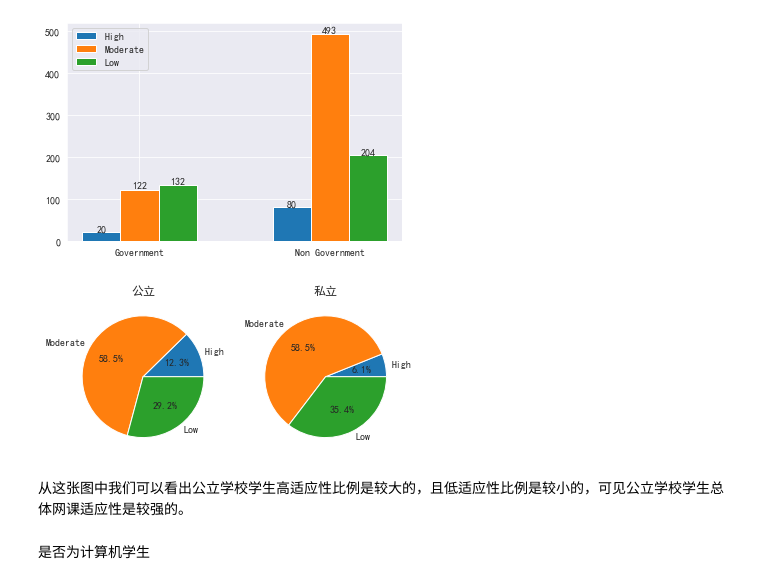
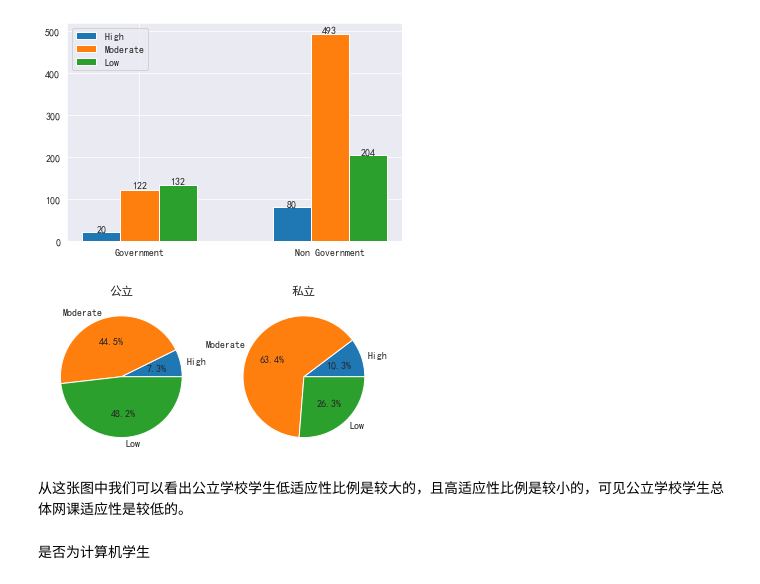
Before and after one commit to TakanashiXny/Introduction-of-DaSE, a Jupyter notebook: final/final_task.ipynb, the cells around one changed output. Saved outputs shown, nothing was run; the diff lists cells and outputs as text; code cells hidden in the pictures.

```diff
--- a/final/final_task.ipynb
+++ b/final/final_task.ipynb
@@ -827,20 +828,20 @@ plt.show()
 # %%
 plt.subplot(121)
 gov = [Government_Adapt['Government']['High'], Government_Adapt['Government']['Moderate'], Government_Adapt['Government']['Low']]
-plt.pie(boy, labels=Order, autopct='%1.1f%%')
+plt.pie(gov, labels=Order, autopct='%1.1f%%')
 plt.title("公立")
 
 
 plt.subplot(122)
 ngov = [Government_Adapt['Non Government']['High'], Government_Adapt['Non Government']['Moderate'], Government_Adapt['Non Government']['Low']]
-plt.pie(girl, labels=Order, autopct='%1.1f%%')
+plt.pie(ngov, labels=Order, autopct='%1.1f%%')
 plt.title("私立")
 
 plt.show()
 # %% [output]
-[figure, old version]
+[figure, new version]
-# %% [markdown]
-从这张图中我们可以看出公立学校学生高适应性比例是较大的，且低适应性比例是较小的，可见公立学校学生总体网课适应性是较强的。
+# %% [markdown]
+从这张图中我们可以看出公立学校学生低适应性比例是较大的，且高适应性比例是较小的，可见公立学校学生总体网课适应性是较低的。
 # %% [markdown]
 是否为计算机学生
 # %%
```
Also changed, not shown: parts of 26 cells of this notebook.
